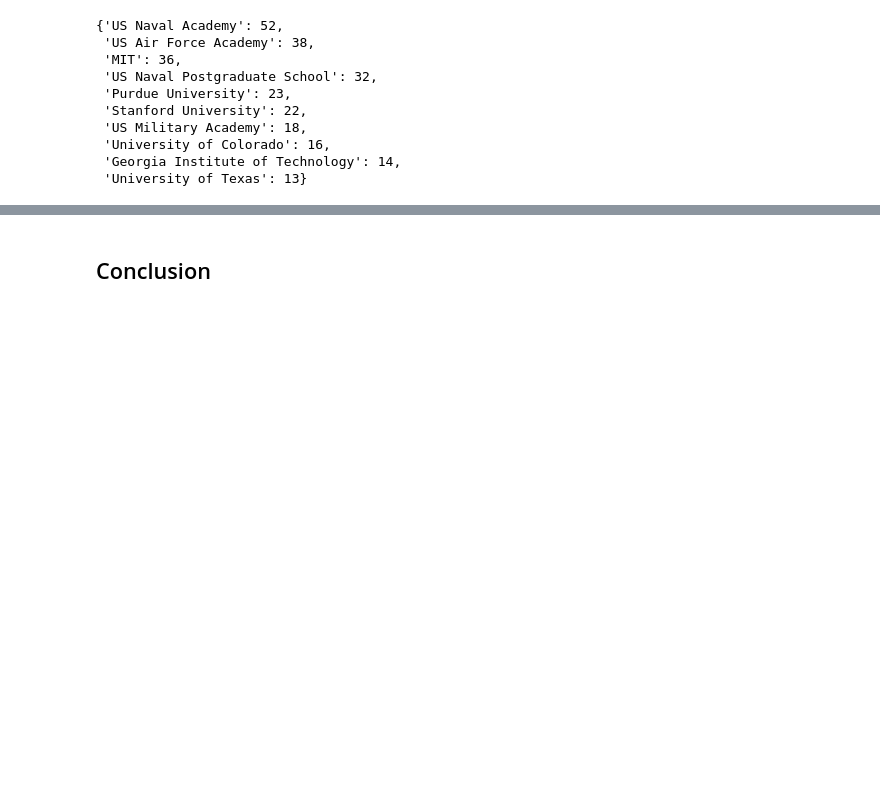
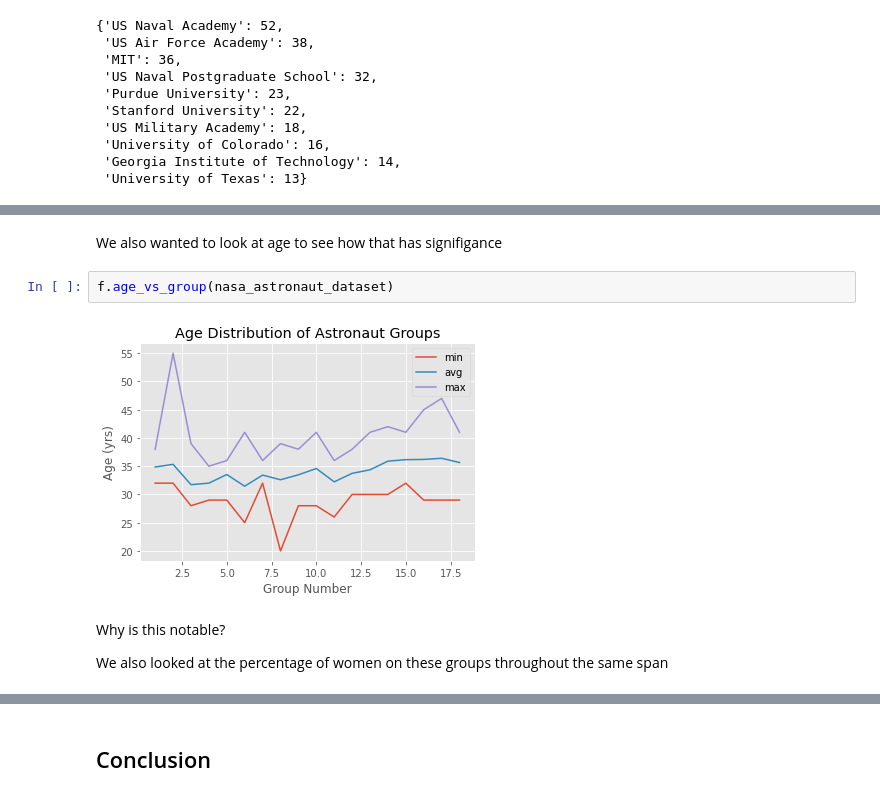
Before and after one commit to olincollege/Project1_Erhardt1, a Jupyter notebook: computationalessay.ipynb, the cells around one changed output, grey strips where cells are left out. Cells and saved outputs as stored; diff of their text form; blank space fills up the shorter version.

```diff
--- a/computationalessay.ipynb
+++ b/computationalessay.ipynb
@@ -117,0 +159,10 @@ We also wanted to look at how many people went to grad school.
+# %% [markdown]
+We also wanted to look at age to see how that has signifigance
+# %%
+f.age_vs_group(nasa_astronaut_dataset)
+# %% [output]
+[figure, added]
+# %% [markdown]
+Why is this notable?
+
+We also looked at the percentage of women on these groups throughout the same span
```
Also changed, not shown: parts of 40 cells of this notebook, 5 other files.
